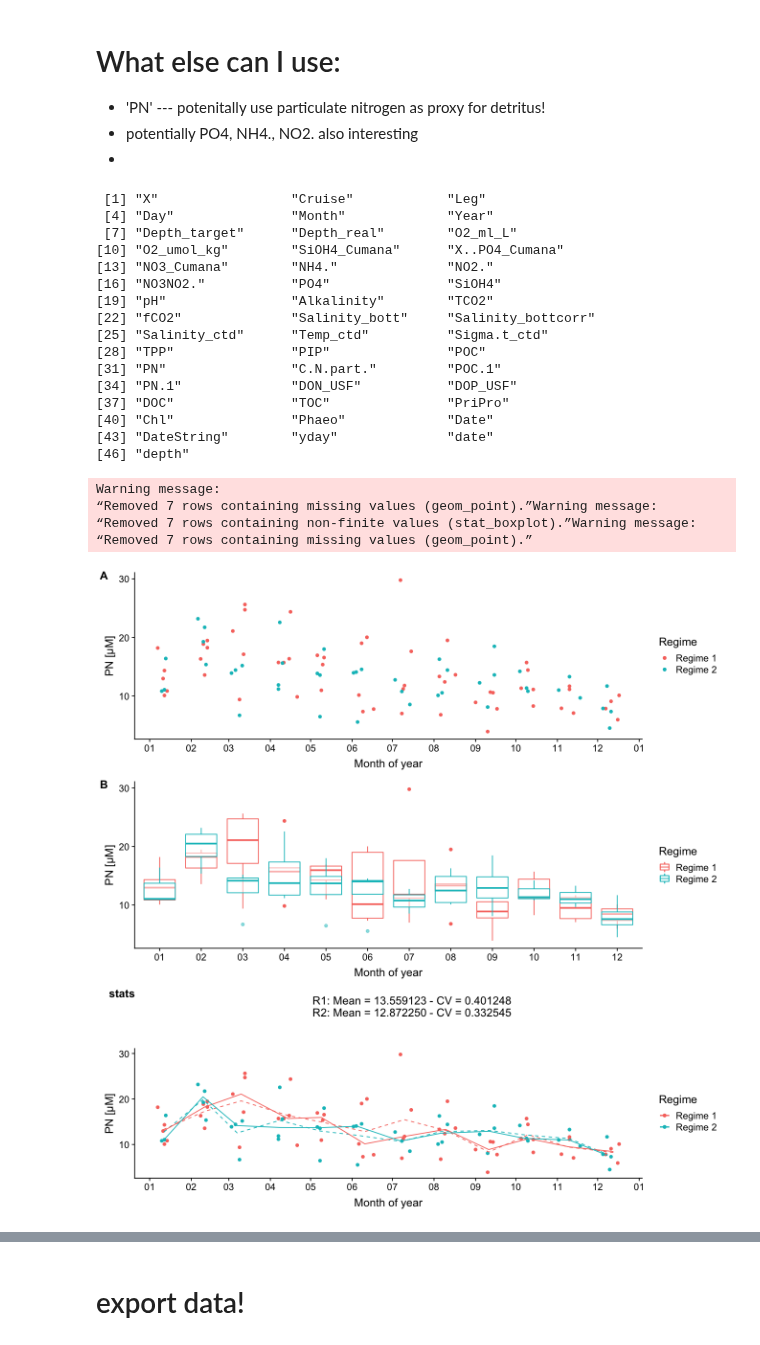
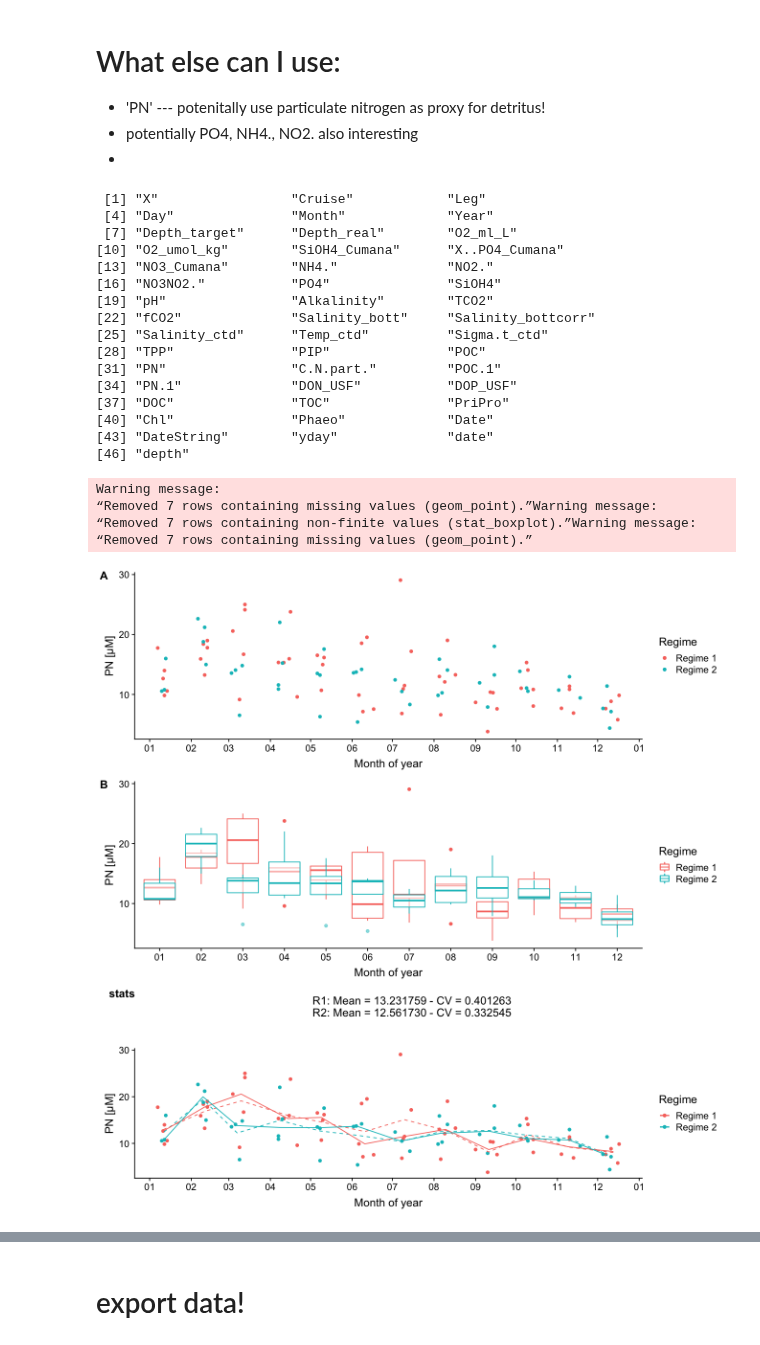
Before and after one commit to ben1post/BennyPhD, a Jupyter notebook: CaRiaco/ForManuscriptNotebooks/VERIFICATION/CreateVERFICATIONdata.ipynb, the cells around one changed output, grey strips where cells are left out. Cells and saved outputs as stored; diff of their text form; code cells hidden in the pictures.

```diff
--- a/CaRiaco/ForManuscriptNotebooks/VERIFICATION/CreateVERFICATIONdata.ipynb
+++ b/CaRiaco/ForManuscriptNotebooks/VERIFICATION/CreateVERFICATIONdata.ipynb
@@ -286,7 +304,7 @@ Warning message:
 - potentially PO4, NH4., NO2. also interesting
 -
 # %%
-PN <- prepdataframe('PN')
+PN <- prepdataframe('PN.1')
 #head(SiOH)
 
 ##############################
@@ -302,32 +320,32 @@ PN_mean <- meanTOdepth(PN_int, type='fixed')
 PN_atDEPTH <- meanTOdepth(PN_int, type='fixed', depthFROM = 100, depthTO = 150)
 #ggplot() + geom_point(data=SiOH_atDEPTH, aes(x=date,y=mean))
 
 ##############################
 # split by regimes
 splitBYregimes(PN_mean, out="Plot_Regime", label='PN')
 splitBYregimes(PN_mean, out="Plot_Forcing", label='PN')
 
 PN_out <- splitBYregimes(PN_mean, out="Dataframe")
 # %% [output]
  [1] "X"                 "Cruise"            "Leg"
  [4] "Day"               "Month"             "Year"
  [7] "Depth_target"      "Depth_real"        "O2_ml_L"
 [10] "O2_umol_kg"        "SiOH4_Cumana"      "X..PO4_Cumana"
 [13] "NO3_Cumana"        "NH4."              "NO2."
 [16] "NO3NO2."           "PO4"               "SiOH4"
 [19] "pH"                "Alkalinity"        "TCO2"
 [22] "fCO2"              "Salinity_bott"     "Salinity_bottcorr"
 [25] "Salinity_ctd"      "Temp_ctd"          "Sigma.t_ctd"
 [28] "TPP"               "PIP"               "POC"
 [31] "PN"                "C.N.part."         "POC.1"
 [34] "PN.1"              "DON_USF"           "DOP_USF"
 [37] "DOC"               "TOC"               "PriPro"
 [40] "Chl"               "Phaeo"             "Date"
 [43] "DateString"        "yday"              "date"
 [46] "depth"
 Warning message:
 “Removed 7 rows containing missing values (geom_point).”Warning message:
 “Removed 7 rows containing non-finite values (stat_boxplot).”Warning message:
 “Removed 7 rows containing missing values (geom_point).”
-[figure, old version]
+[figure, new version]
 [figure]
```
Also changed, not shown: parts of 3 cells of this notebook, 21 other files.
